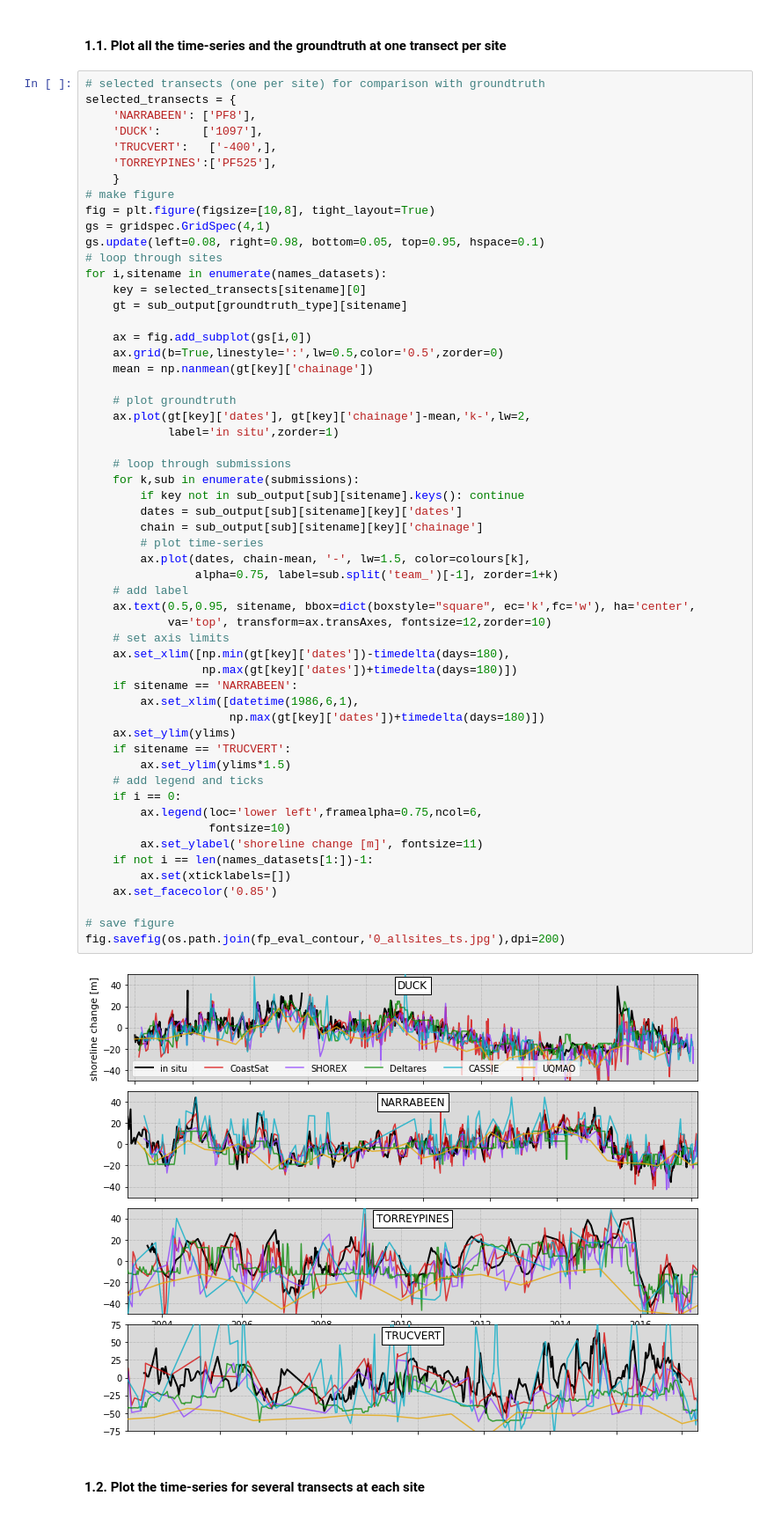
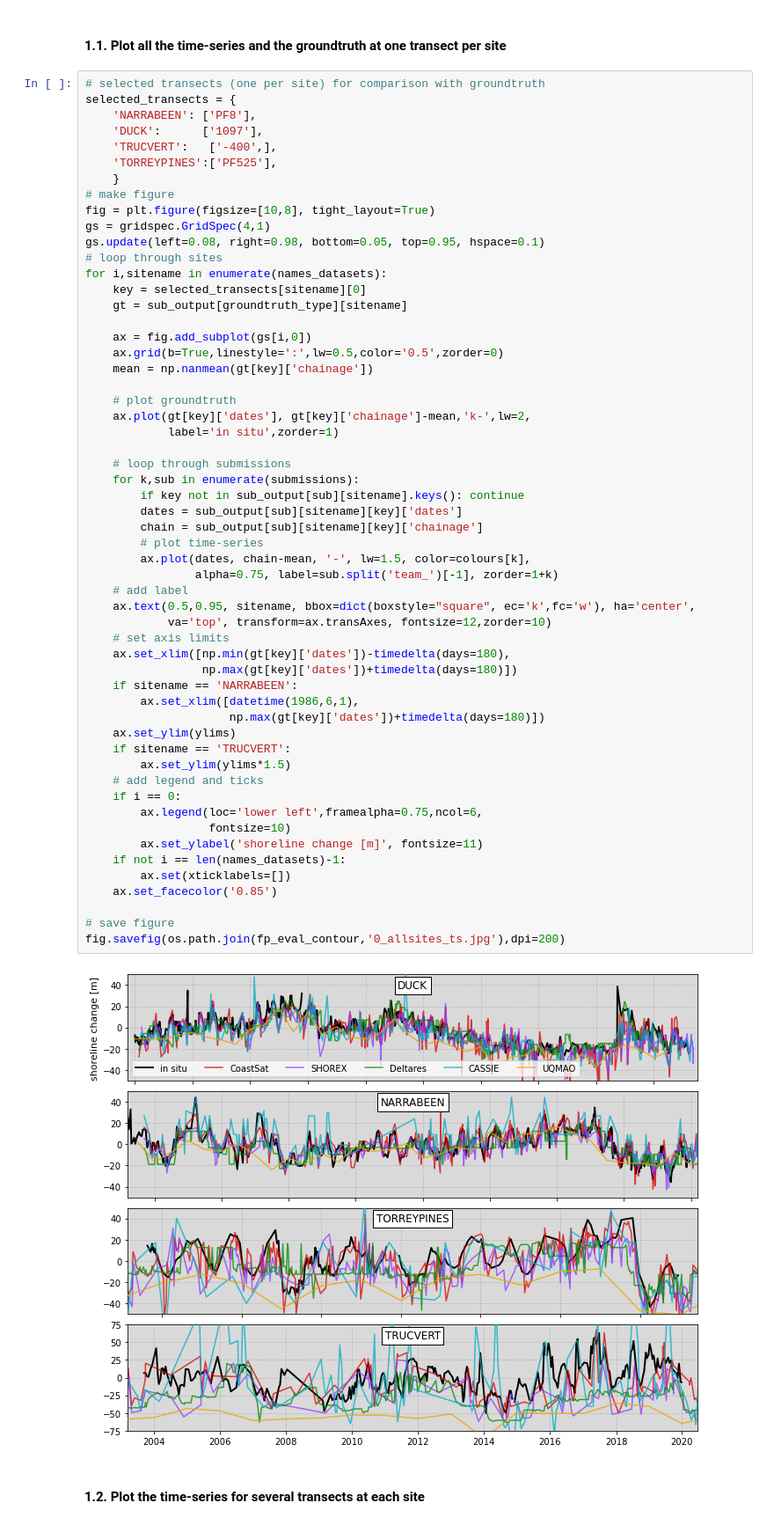
Before and after one commit to SatelliteShorelines/SDS_Benchmark, a Jupyter notebook: 3_assess_submissions.ipynb, the cells around one changed output. Shown at 88% size. Cells and saved outputs as stored; diff of their text form.

```diff
--- a/3_assess_submissions.ipynb
+++ b/3_assess_submissions.ipynb
@@ -259,35 +259,35 @@ for i,sitename in enumerate(names_datasets):
     for k,sub in enumerate(submissions):
         if key not in sub_output[sub][sitename].keys(): continue
         dates = sub_output[sub][sitename][key]['dates']
         chain = sub_output[sub][sitename][key]['chainage']
         # plot time-series
         ax.plot(dates, chain-mean, '-', lw=1.5, color=colours[k],
                 alpha=0.75, label=sub.split('team_')[-1], zorder=1+k)
     # add label
     ax.text(0.5,0.95, sitename, bbox=dict(boxstyle="square", ec='k',fc='w'), ha='center',
             va='top', transform=ax.transAxes, fontsize=12,zorder=10)
     # set axis limits
     ax.set_xlim([np.min(gt[key]['dates'])-timedelta(days=180),
                  np.max(gt[key]['dates'])+timedelta(days=180)])
     if sitename == 'NARRABEEN':
         ax.set_xlim([datetime(1986,6,1),
                      np.max(gt[key]['dates'])+timedelta(days=180)])
     ax.set_ylim(ylims)
     if sitename == 'TRUCVERT':
         ax.set_ylim(ylims*1.5)
     # add legend and ticks
     if i == 0:
         ax.legend(loc='lower left',framealpha=0.75,ncol=6,
                   fontsize=10)
         ax.set_ylabel('shoreline change [m]', fontsize=11)
-    if not i == len(names_datasets[1:])-1:
+    if not i == len(names_datasets)-1:
         ax.set(xticklabels=[])
     ax.set_facecolor('0.85')
 
 # save figure
 fig.savefig(os.path.join(fp_eval_contour,'0_allsites_ts.jpg'),dpi=200)
 # %% [output]
-[figure, old version]
+[figure, new version]
 # %% [markdown]
 #### 1.2. Plot the time-series for several transects at each site
 # %%
```
Also changed, not shown: 2 other files.
